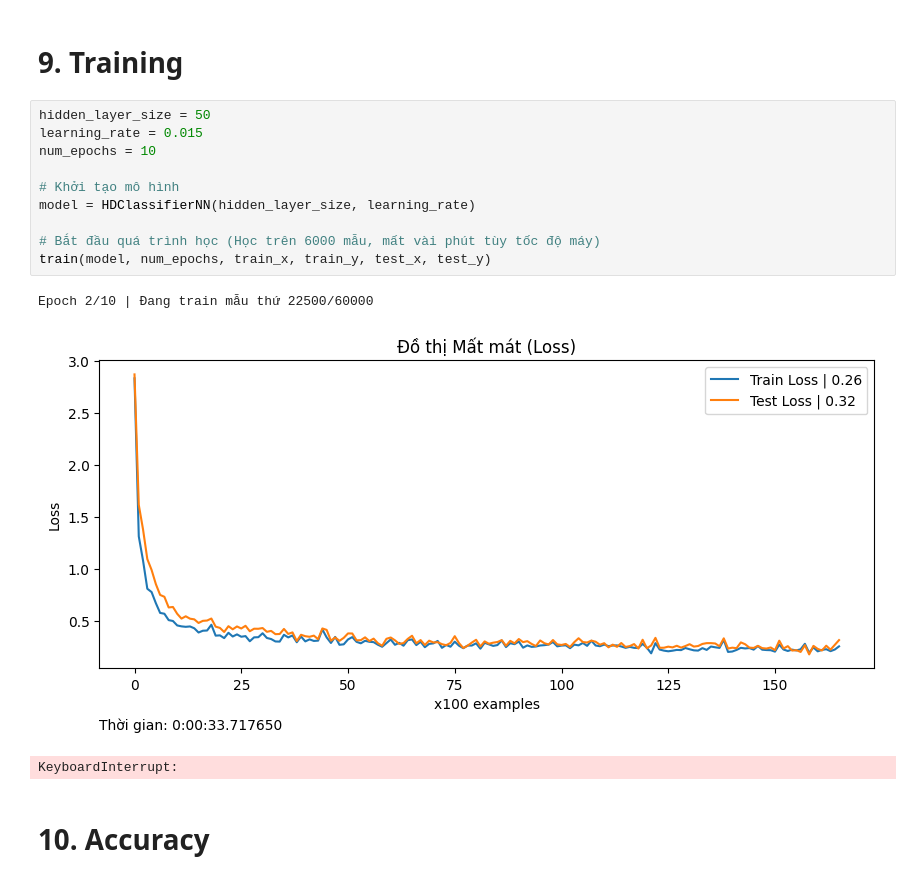
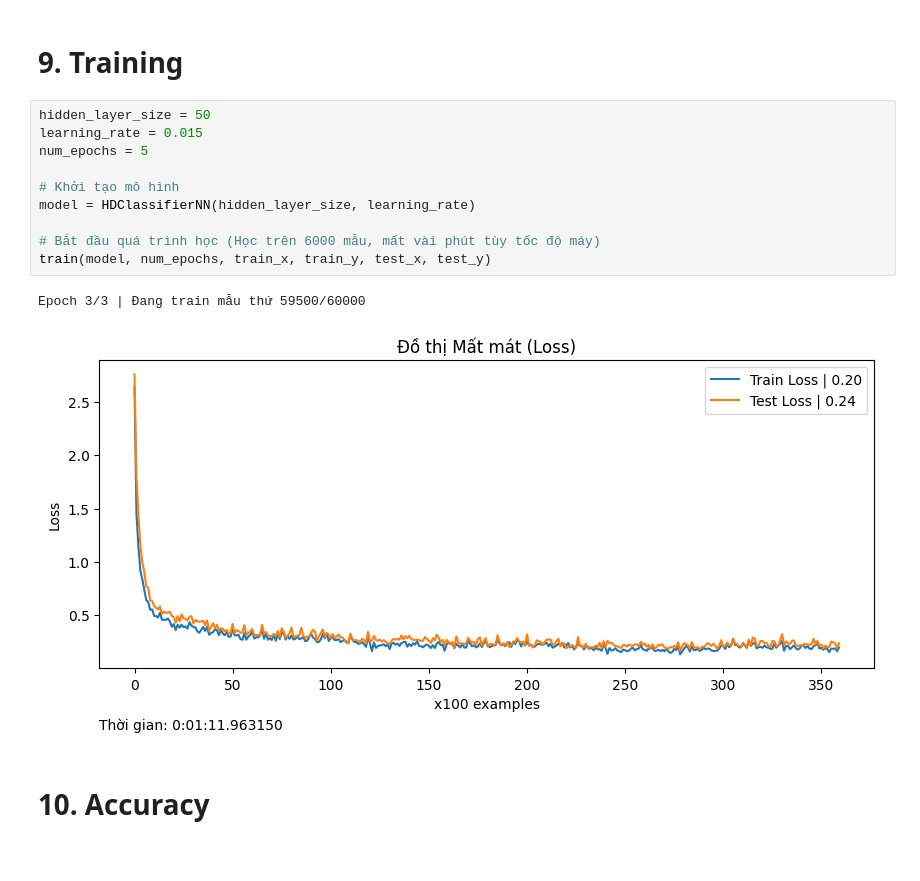
Before and after one commit to sinhnch2000/lab_1_math, a Jupyter notebook: Handwritten.ipynb, the cells around one changed output. Saved outputs shown, nothing was run; the diff lists cells and outputs as text.

```diff
--- a/Handwritten.ipynb
+++ b/Handwritten.ipynb
@@ -251,17 +251,16 @@ def train(model, num_epoch, data_x_train, data_y_train, data_x_test, data_y_test
 # %%
 hidden_layer_size = 50
 learning_rate = 0.015
-num_epochs = 10
+num_epochs = 5
 
 # Khởi tạo mô hình
 model = HDClassifierNN(hidden_layer_size, learning_rate)
 
 # Bắt đầu quá trình học (Học trên 6000 mẫu, mất vài phút tùy tốc độ máy)
 train(model, num_epochs, train_x, train_y, test_x, test_y)
 # %% [output]
-Epoch 2/10 | Đang train mẫu thứ 22500/60000
+Epoch 3/3 | Đang train mẫu thứ 59500/60000
-[figure, old version]
+[figure, new version]
-KeyboardInterrupt:
 # %% [markdown]
 # 10. Accuracy
 # %%
```
Also changed, not shown: parts of 2 cells of this notebook, 1 other file.
